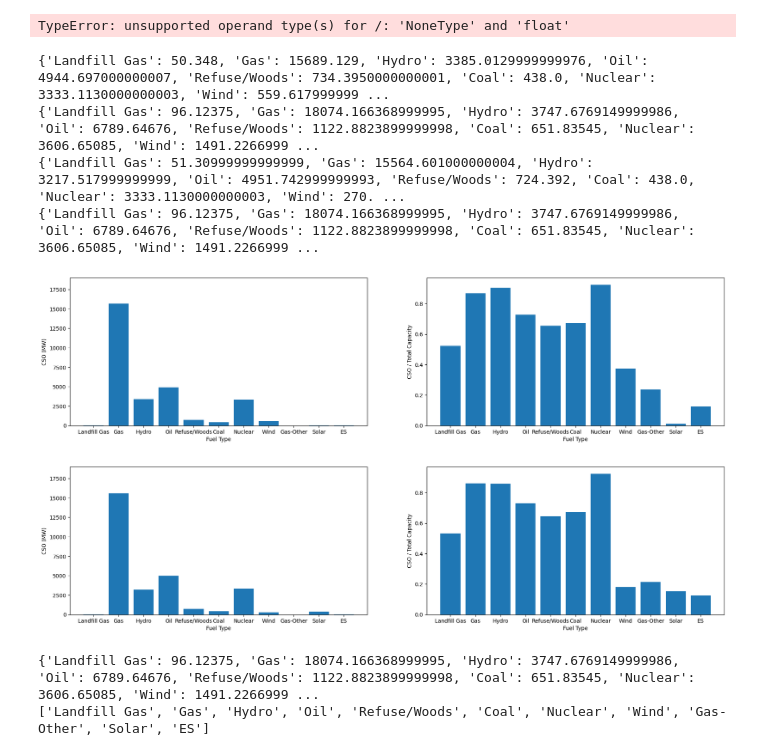
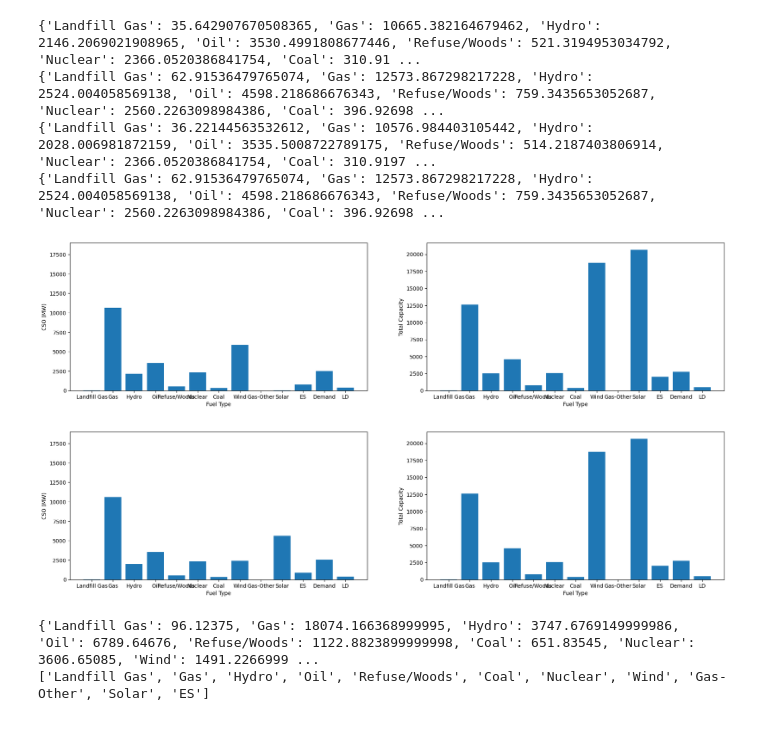
Before and after one commit to MahdiMehrtash/MARKET-Research, a Jupyter notebook: plots.ipynb, the cells around one changed output. Saved outputs shown, nothing was run; the diff lists cells and outputs as text; code cells hidden in the pictures.

```diff
--- a/plots.ipynb
+++ b/plots.ipynb
@@ -7,5 +7,5 @@ from genCo import getGenCos, plotResults
 from main import getFutureData
 from utilsData import fuelDict, getISO
 # %%
-dfISO, numGenerators, totalCap, totalCSO = getISO()
+dfISO, numGenerators, totalCap, __ = getISO()
 # %% [output]
@@ -18,6 +13,9 @@ dfCSO = pd.read_csv('data/CSO2023.csv', skiprows=0, index_col=None)
+# %%
+cap_rate = 1.0
+genCos = getGenCos(dfISO, esCharge=1)
 # %%
 for month in ['January', 'July']:
-    for gen in genCos: gen.updateCSO(dfCSO, dfISO, cap_rate, [1, 1], month);
+    for gen in genCos: gen.updateCSO(dfISO, month);
 
     plt.figure(figsize=(22, 5))
     plt.subplot(1, 2, 1)
@@ -57,8 +55,9 @@ for month in ['January', 'July']:
     labels2 = list(capHist.keys())
     weights2 = list(capHist.values())
 
-    plt.bar(labels2, np.array(weights) / np.array(weights2))
+    # plt.bar(labels2, np.array(weights) / np.array(weights2))
+    plt.bar(labels2, np.array(weights2))
     # plt.ylim(0, 19000)
     plt.xlabel('Fuel Type')
-    plt.ylabel('CSO / Total Capacity');
+    plt.ylabel('Total Capacity');
 # %% [output]
@@ -72,13 +71,10 @@ for month in ['January', 'July']:
 __, __, __, dfISO, info = getFutureData(ISO='ISNE', verbose=False, path='data/forecast/' ,
                                                                         load_rate='high', vre_mix='high')
 numGenerators, totalCap, adjRatios, cap_rate, LOLE = info[0][0], info[1][0], info[2], info[3][0], info[4][0]
-genCos = getGenCos(numGenerators, dfISO)
-dfCSO = pd.read_csv('data/CSO2023.csv', skiprows=0, index_col=None)
+genCos = getGenCos(dfISO, esCharge=1)
-# %% [output]
-TypeError: unsupported operand type(s) for /: 'NoneType' and 'float'
 # %%
 for month in ['January', 'July']:
-    for gen in genCos: gen.updateCSO(dfCSO, dfISO, cap_rate, adjRatios, month);
+    for gen in genCos: gen.updateCSO(dfISO, month);
 
     plt.figure(figsize=(22, 5))
     plt.subplot(1, 2, 1)
@@ -94,41 +90,42 @@ for month in ['January', 'July']:
 
     labels = list(csoHist.keys())
     weights = list(csoHist.values())
 
     plt.bar(labels, weights)
     plt.xlabel('Fuel Type')
     plt.ylabel('CSO (MW)');
     plt.ylim(0, 19000)
 
     plt.subplot(1, 2, 2)
     capHist = {}
     for genco in genCos:
         temp = genco.MaxCap
 
         if genco.fuelType in capHist:
             capHist[genco.fuelType] += temp
         else:
             capHist[genco.fuelType] = temp
     print(capHist)
 
     # del capHist['Other']; del csoHist['Waste']
     # del csoHist['Other']; del capHist['Waste']
     labels = list(csoHist.keys())
     weights = list(csoHist.values())
     labels2 = list(capHist.keys())
     weights2 = list(capHist.values())
 
-    plt.bar(labels2, np.array(weights) / np.array(weights2))
+    # plt.bar(labels2, np.array(weights) / np.array(weights2))
+    plt.bar(labels2, np.array(weights2))
     # plt.ylim(0, 19000)
     plt.xlabel('Fuel Type')
-    plt.ylabel('CSO / Total Capacity');
+    plt.ylabel('Total Capacity');
 # %% [output]
-{'Landfill Gas': 50.348, 'Gas': 15689.129, 'Hydro': 3385.0129999999976, 'Oil': 4944.697000000007, 'Refuse/Woods': 734.3950000000001, 'Coal': 438.0, 'Nuclear': 3333.1130000000003, 'Wind': 559.617999999 ...
-{'Landfill Gas': 96.12375, 'Gas': 18074.166368999995, 'Hydro': 3747.6769149999986, 'Oil': 6789.64676, 'Refuse/Woods': 1122.8823899999998, 'Coal': 651.83545, 'Nuclear': 3606.65085, 'Wind': 1491.2266999 ...
-{'Landfill Gas': 51.30999999999999, 'Gas': 15564.601000000004, 'Hydro': 3217.517999999999, 'Oil': 4951.742999999993, 'Refuse/Woods': 724.392, 'Coal': 438.0, 'Nuclear': 3333.1130000000003, 'Wind': 270. ...
-{'Landfill Gas': 96.12375, 'Gas': 18074.166368999995, 'Hydro': 3747.6769149999986, 'Oil': 6789.64676, 'Refuse/Woods': 1122.8823899999998, 'Coal': 651.83545, 'Nuclear': 3606.65085, 'Wind': 1491.2266999 ...
+{'Landfill Gas': 35.642907670508365, 'Gas': 10665.382164679462, 'Hydro': 2146.2069021908965, 'Oil': 3530.4991808677446, 'Refuse/Woods': 521.3194953034792, 'Nuclear': 2366.0520386841754, 'Coal': 310.91 ...
+{'Landfill Gas': 62.91536479765074, 'Gas': 12573.867298217228, 'Hydro': 2524.004058569138, 'Oil': 4598.218686676343, 'Refuse/Woods': 759.3435653052687, 'Nuclear': 2560.2263098984386, 'Coal': 396.92698 ...
+{'Landfill Gas': 36.22144563532612, 'Gas': 10576.984403105442, 'Hydro': 2028.006981872159, 'Oil': 3535.5008722789175, 'Refuse/Woods': 514.2187403806914, 'Nuclear': 2366.0520386841754, 'Coal': 310.9197 ...
+{'Landfill Gas': 62.91536479765074, 'Gas': 12573.867298217228, 'Hydro': 2524.004058569138, 'Oil': 4598.218686676343, 'Refuse/Woods': 759.3435653052687, 'Nuclear': 2560.2263098984386, 'Coal': 396.92698 ...
-[figure, old version]
+[figure, new version]
-[figure, old version]
+[figure, new version]
 # %%
 import datetime
 
```
Also changed, not shown: parts of 3 cells of this notebook, 47 other files.
